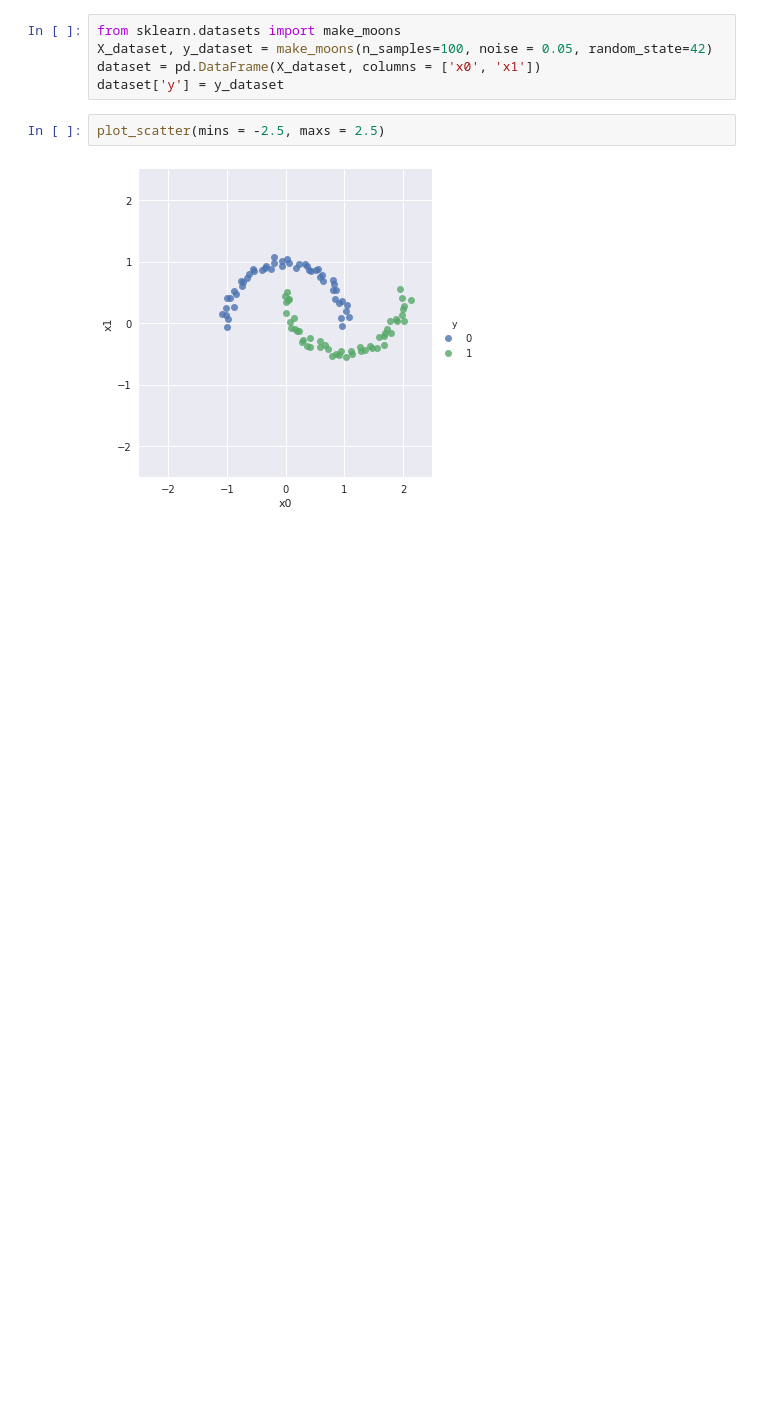
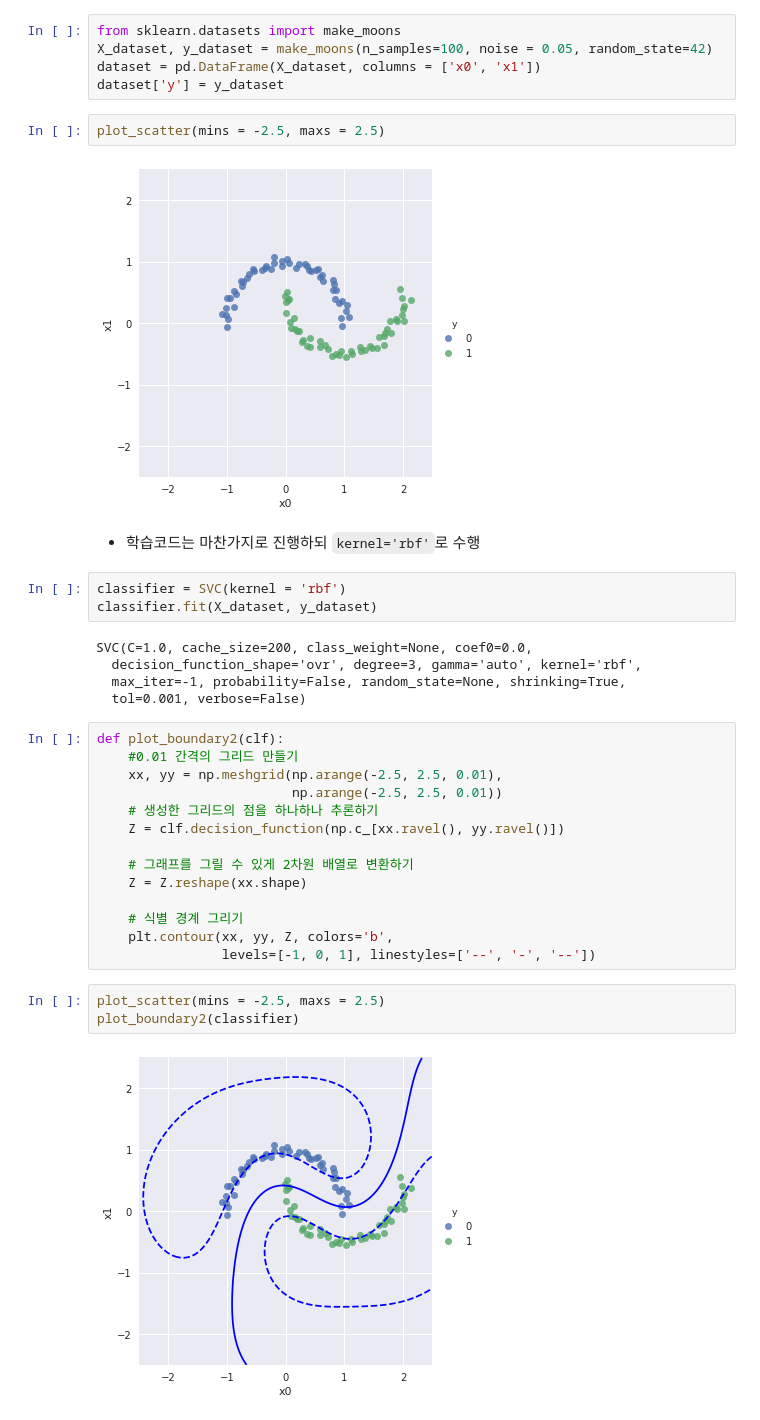
Before and after one commit to kookoowaa/ML_with_GCP, a Jupyter notebook: 05-3 Support vector machine.ipynb, the cells around one changed output. Drawn from its saved outputs; the diff is of its cells as text; blank space fills up the shorter version.

```diff
--- a/05-3 Support vector machine.ipynb
+++ b/05-3 Support vector machine.ipynb
@@ -108,3 +108,32 @@ dataset['y'] = y_dataset
 plot_scatter(mins = -2.5, maxs = 2.5)
 # %% [output]
 [figure]
+# %% [markdown]
+- 학습코드는 마찬가지로 진행하되 `kernel='rbf'`로 수행
+# %%
+classifier = SVC(kernel = 'rbf')
+classifier.fit(X_dataset, y_dataset)
+# %% [output]
+SVC(C=1.0, cache_size=200, class_weight=None, coef0=0.0,
+  decision_function_shape='ovr', degree=3, gamma='auto', kernel='rbf',
+  max_iter=-1, probability=False, random_state=None, shrinking=True,
+  tol=0.001, verbose=False)
+# %%
+def plot_boundary2(clf):
+    #0.01 간격의 그리드 만들기
+    xx, yy = np.meshgrid(np.arange(-2.5, 2.5, 0.01),
+                         np.arange(-2.5, 2.5, 0.01))
+    # 생성한 그리드의 점을 하나하나 추론하기
+    Z = clf.decision_function(np.c_[xx.ravel(), yy.ravel()])
+
+    # 그래프를 그릴 수 있게 2차원 배열로 변환하기
+    Z = Z.reshape(xx.shape)
+
+    # 식별 경계 그리기
+    plt.contour(xx, yy, Z, colors='b',
+                levels=[-1, 0, 1], linestyles=['--', '-', '--'])
+# %%
+plot_scatter(mins = -2.5, maxs = 2.5)
+plot_boundary2(classifier)
+# %% [output]
+[figure, added]
```
Also changed, not shown: parts of 6 cells of this notebook.
